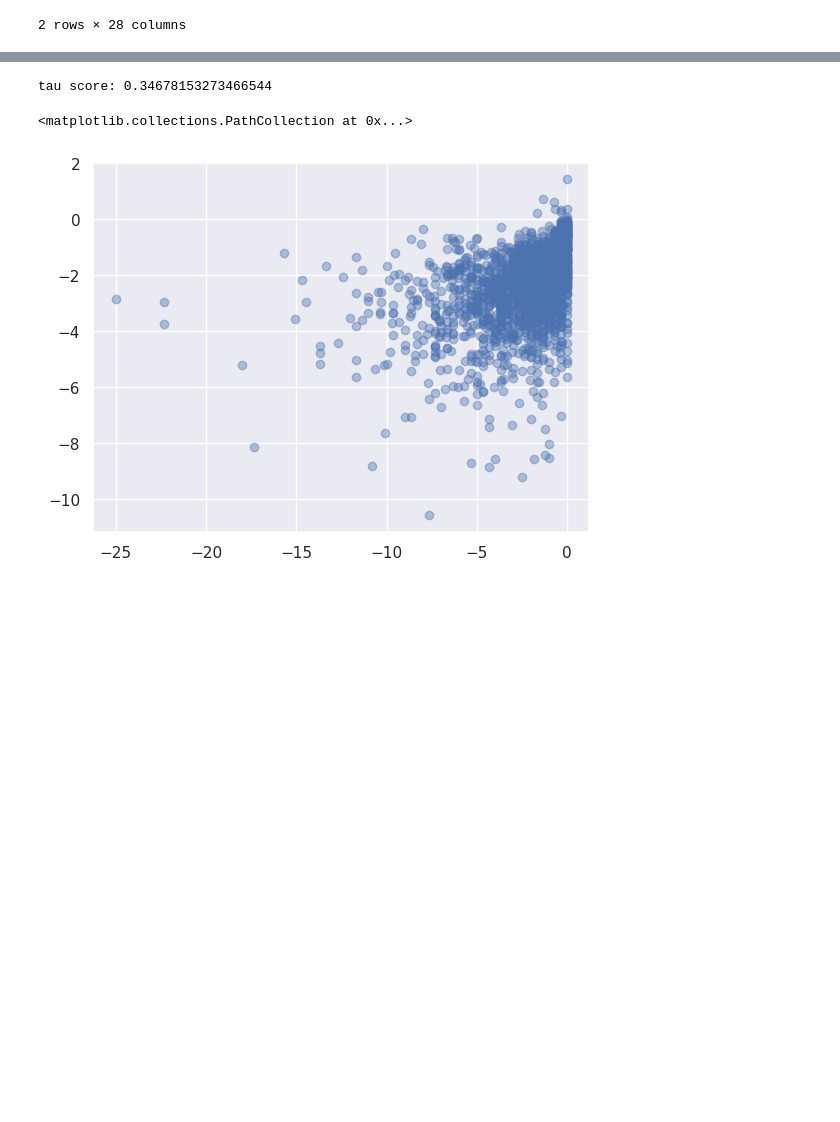
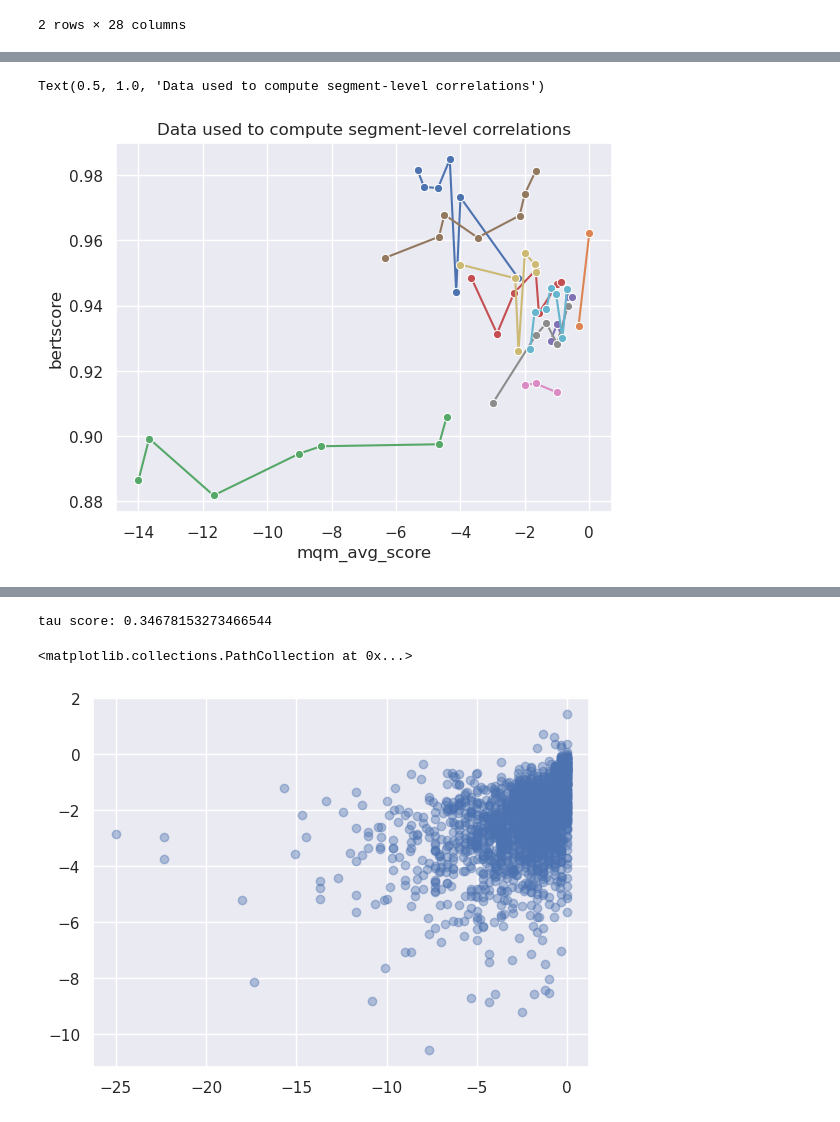
Before and after one commit to fernandokm/nlg_metrics_similarity, a Jupyter notebook: metrics_evaluation.ipynb, the cells around one changed output, grey strips where cells are left out. Drawn from its saved outputs; the diff is of its cells as text; code cells hidden in the pictures; blank space fills up the shorter version.

```diff
--- a/metrics_evaluation.ipynb
+++ b/metrics_evaluation.ipynb
@@ -175,0 +312,20 @@ Text(0.5, 1.0, 'Correlation matrix between filtered and non-filtered metrics')
+# %%
+sample_ids = np.random.RandomState(42).choice(
+    full_data["seg_id"].unique(), size=10, replace=False
+)
+samples = full_data[full_data["seg_id"].isin(sample_ids)]
+
+sns.lineplot(
+    x="mqm_avg_score",
+    y="bertscore",
+    hue=samples.seg_id.map(str),
+    data=samples,
+    errorbar=None,
+    legend=False,
+    marker="o",
+)
+savefig("data_segment_correlation")
+plt.title("Data used to compute segment-level correlations")
+# %% [output]
+Text(0.5, 1.0, 'Data used to compute segment-level correlations')
+[figure, added]
```
Also changed, not shown: parts of 34 cells of this notebook.
